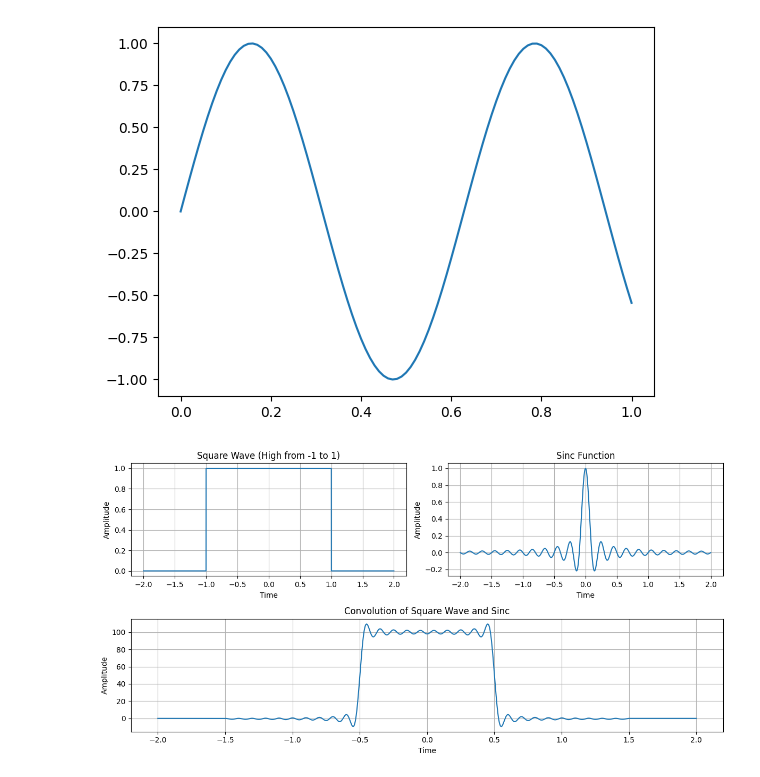
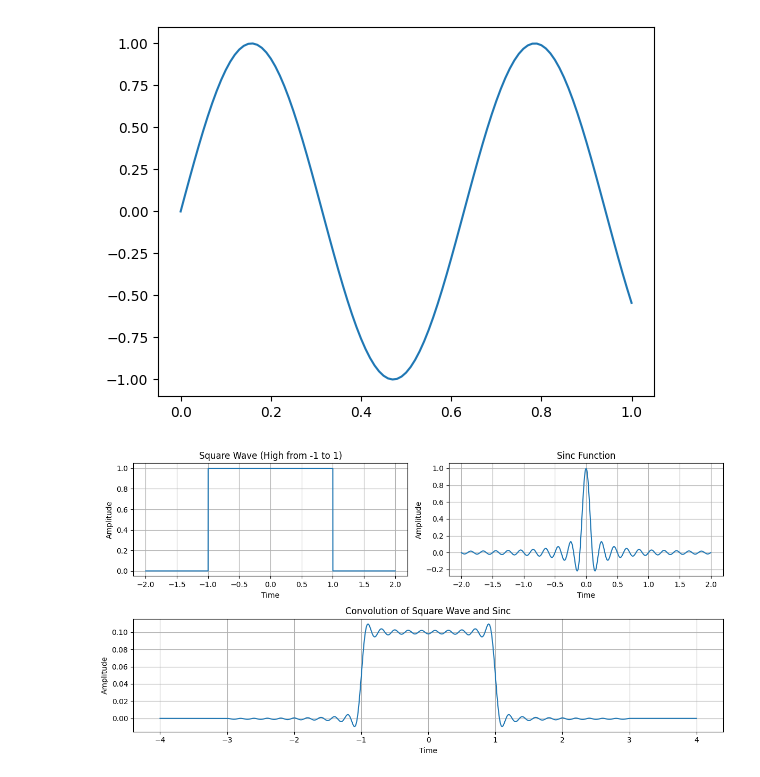
Before and after one commit to bibekjoshi01/ai-ml-journey, a Jupyter notebook: comm lab/convolution.ipynb, the cells around one changed output. Cells and saved outputs as stored; diff of their text form; code cells hidden in the pictures.

Commit message:
convolution

```diff
--- a/comm lab/convolution.ipynb
+++ b/comm lab/convolution.ipynb
@@ -12,58 +12,61 @@ plt.show()
 # %% [output]
 [figure]
 # %%
+import numpy as np
 import matplotlib.pyplot as plt
-import numpy as np
 from matplotlib.gridspec import GridSpec
 
+# Sampling frequency
 fs = 1000
-
-# Time and signals
+f = 10
+# Time
 t = np.arange(-2, 2, 1/fs)
+# Square Wave Signal
 squ_arr = ((t >= -1) & (t <= 1)).astype(float)
-f = 10
+# Sinc Signal
 sinc_arr = np.sinc(f*t)
 
-# Convolution
+# Performing the Convolution
 conv_len = len(squ_arr) + len(sinc_arr) - 1
 conv_array = np.zeros(conv_len)
+
 for n in range(conv_len):
     for k in range(len(sinc_arr)):
         if 0 <= n - k < len(squ_arr):
-            conv_array[n] += sinc_arr[k] * squ_arr[n - k]
+            conv_array[n] += sinc_arr[k] * squ_arr[n - k] * (1/fs)
 
-t1 = np.linspace(-2, 2, conv_len)
+t_conv = np.arange(conv_len) / fs + (2*t[0])
 
 # Create figure and GridSpec
 fig = plt.figure(figsize=(12, 6))
 gs = GridSpec(2, 2, figure=fig)
 
 # Square Wave
 ax1 = fig.add_subplot(gs[0, 0])
 ax1.plot(t, squ_arr)
 ax1.set_title('Square Wave (High from -1 to 1)')
 ax1.set_xlabel('Time')
 ax1.set_ylabel('Amplitude')
 ax1.grid(True)
 
 # Sinc Function
 ax2 = fig.add_subplot(gs[0, 1])
 ax2.plot(t, sinc_arr)
 ax2.set_title('Sinc Function')
 ax2.set_xlabel('Time')
 ax2.set_ylabel('Amplitude')
 ax2.grid(True)
 
-# Convolution (spanning both columns)
+# Convoluted Signal
 ax3 = fig.add_subplot(gs[1, :])
-ax3.plot(t1, conv_array)
+ax3.plot(t_conv, conv_array)
 ax3.set_title('Convolution of Square Wave and Sinc')
 ax3.set_xlabel('Time')
 ax3.set_ylabel('Amplitude')
 ax3.grid(True)
 
 plt.tight_layout()
 plt.show()
 # %% [output]
-[figure, old version]
+[figure, new version]
 # %%
```
Also changed, not shown: parts of 1 cell of this notebook, 1 other file.
